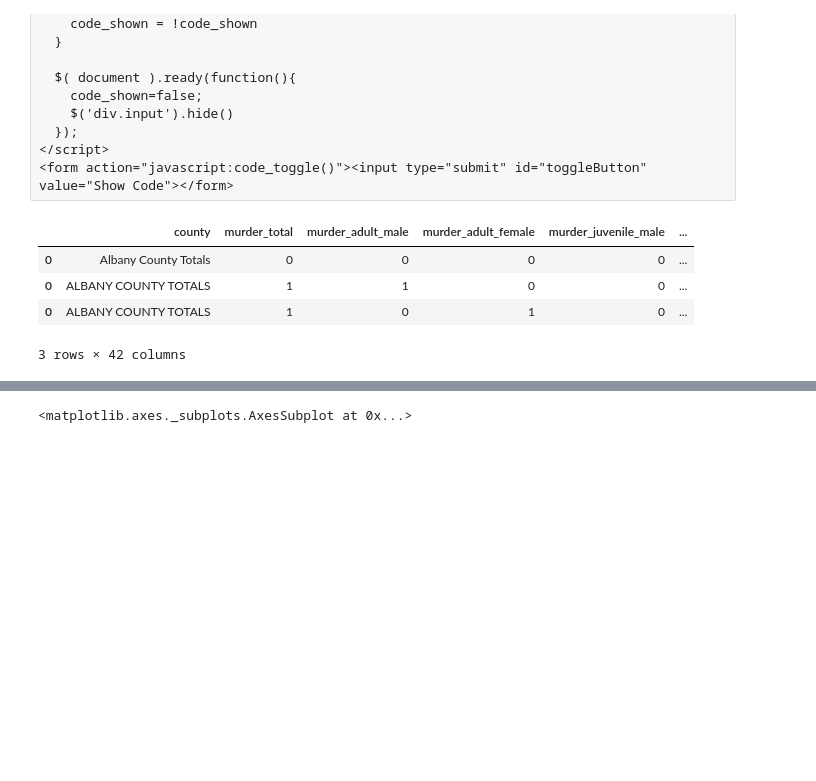
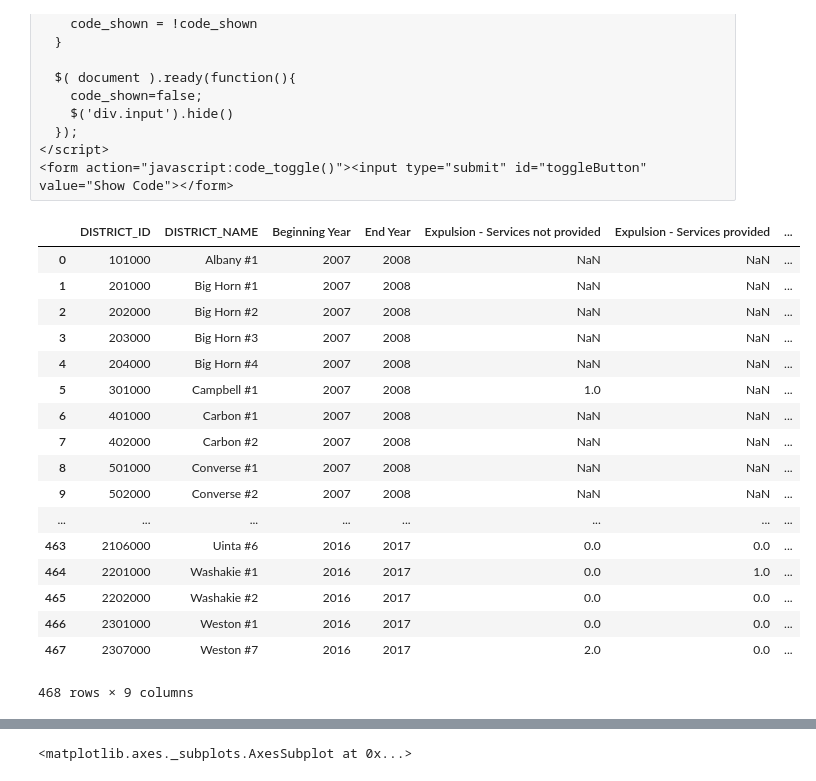
Before and after one commit to CoolComputers/WyJJD, a Jupyter notebook: code-report/CountySnapshots.ipynb, the cells around one changed output, grey strips where cells are left out. Drawn from its saved outputs; the diff is of its cells as text; code cells hidden in the pictures; blank space fills up the shorter version.

Commit message:
school cleaned and graphed

```diff
--- a/code-report/CountySnapshots.ipynb
+++ b/code-report/CountySnapshots.ipynb
@@ -36,7 +36,7 @@ dci_index_crimes = dci_data_folder+'index-offenses/'
 dfs_afcars_data_file = data_folder+'DFS/DFS_12-16-AFCARS-CLEAN.csv'
 dfs_county_data_file = data_folder+'DFS/DFS_12-16-Placements-ByCounty-CLEAN.csv'
 dfs_plc_data_file = data_folder+'DFS/DFS_12-16-Placements-ByPLC-CLEAN.csv'
-school_discipline_data_file = data_folder+'school-discipline/SchoolDiscipline_2007-17_Combined-CSV.csv'
+school_discipline_data_file = data_folder+'school-discipline/SchoolDiscipline_2007-17_Combined-CSV2.csv'
 
 #found:https://stackoverflow.com/questions/31893930/download-csv-from-an-ipython-notebook
 def create_download_link( df, title = "Download CSV file", filename = "data.csv"):
@@ -73,11 +73,10 @@ def getDFS():
     return afcars, county, plc
 
 def getSchool():
-    return pd.read_csv(school_discipline_data_file,sep=',',header='infer',index_col=0)
+    return pd.read_csv(school_discipline_data_file,sep=',',header='infer')
 
 #fix this to dynamically load files
 def getIndexCrimes():
-    obj={}
     obj1 = pd.read_csv(dci_index_crimes+'2016-index-cp-after.csv',sep=',',header='infer')
     obj1['year']='2016'
     obj2 = pd.read_csv(dci_index_crimes+'2015-index-cp-after.csv',sep=',',header='infer')
@@ -91,19 +90,32 @@ def getIndexCrimes():
 # %%
 overview=getOverview()
 dfs = getDFS()
 school = getSchool()
 school['County']=school['DISTRICT_NAME'].str.split('#').str[0]
 index_crimes = getIndexCrimes()
-display(index_crimes.loc[index_crimes['county'].str.upper()=='ALBANY COUNTY TOTALS'])
+#display(index_crimes.loc[index_crimes['county'].str.upper()=='ALBANY COUNTY TOTALS'])
 #new = school[school['DISTRICT_NAME']]
-#display(school)
+display(school)
 # display(HTML(overview.to_html()))
 # %% [output]
-|  | county | murder_total | murder_adult_male | murder_adult_female | murder_juvenile_male | ... |
-| 0 | Albany County Totals | 0 | 0 | 0 | 0 | ... |
-| 0 | ALBANY COUNTY TOTALS | 1 | 1 | 0 | 0 | ... |
-| 0 | ALBANY COUNTY TOTALS | 1 | 0 | 1 | 0 | ... |
+|  | DISTRICT_ID | DISTRICT_NAME | Beginning Year | End Year | Expulsion - Services not provided | Expulsion - Services provided | ... |
+| 0 | 101000 | Albany #1 | 2007 | 2008 | NaN | NaN | ... |
+| 1 | 201000 | Big Horn #1 | 2007 | 2008 | NaN | NaN | ... |
+| 2 | 202000 | Big Horn #2 | 2007 | 2008 | NaN | NaN | ... |
+| 3 | 203000 | Big Horn #3 | 2007 | 2008 | NaN | NaN | ... |
+| 4 | 204000 | Big Horn #4 | 2007 | 2008 | NaN | NaN | ... |
+| 5 | 301000 | Campbell #1 | 2007 | 2008 | 1.0 | NaN | ... |
+| 6 | 401000 | Carbon #1 | 2007 | 2008 | NaN | NaN | ... |
+| 7 | 402000 | Carbon #2 | 2007 | 2008 | NaN | NaN | ... |
+| 8 | 501000 | Converse #1 | 2007 | 2008 | NaN | NaN | ... |
+| 9 | 502000 | Converse #2 | 2007 | 2008 | NaN | NaN | ... |
+| ... | ... | ... | ... | ... | ... | ... | ... |
+| 463 | 2106000 | Uinta #6 | 2016 | 2017 | 0.0 | 0.0 | ... |
+| 464 | 2201000 | Washakie #1 | 2016 | 2017 | 0.0 | 1.0 | ... |
+| 465 | 2202000 | Washakie #2 | 2016 | 2017 | 0.0 | 0.0 | ... |
+| 466 | 2301000 | Weston #1 | 2016 | 2017 | 0.0 | 0.0 | ... |
+| 467 | 2307000 | Weston #7 | 2016 | 2017 | 2.0 | 0.0 | ... |
-3 rows × 42 columns
+468 rows × 9 columns
 # %%
 #def getIndexOffenses():
 import matplotlib.pyplot as plt
```
Also changed, not shown: parts of 2 cells of this notebook, 2 other files.
